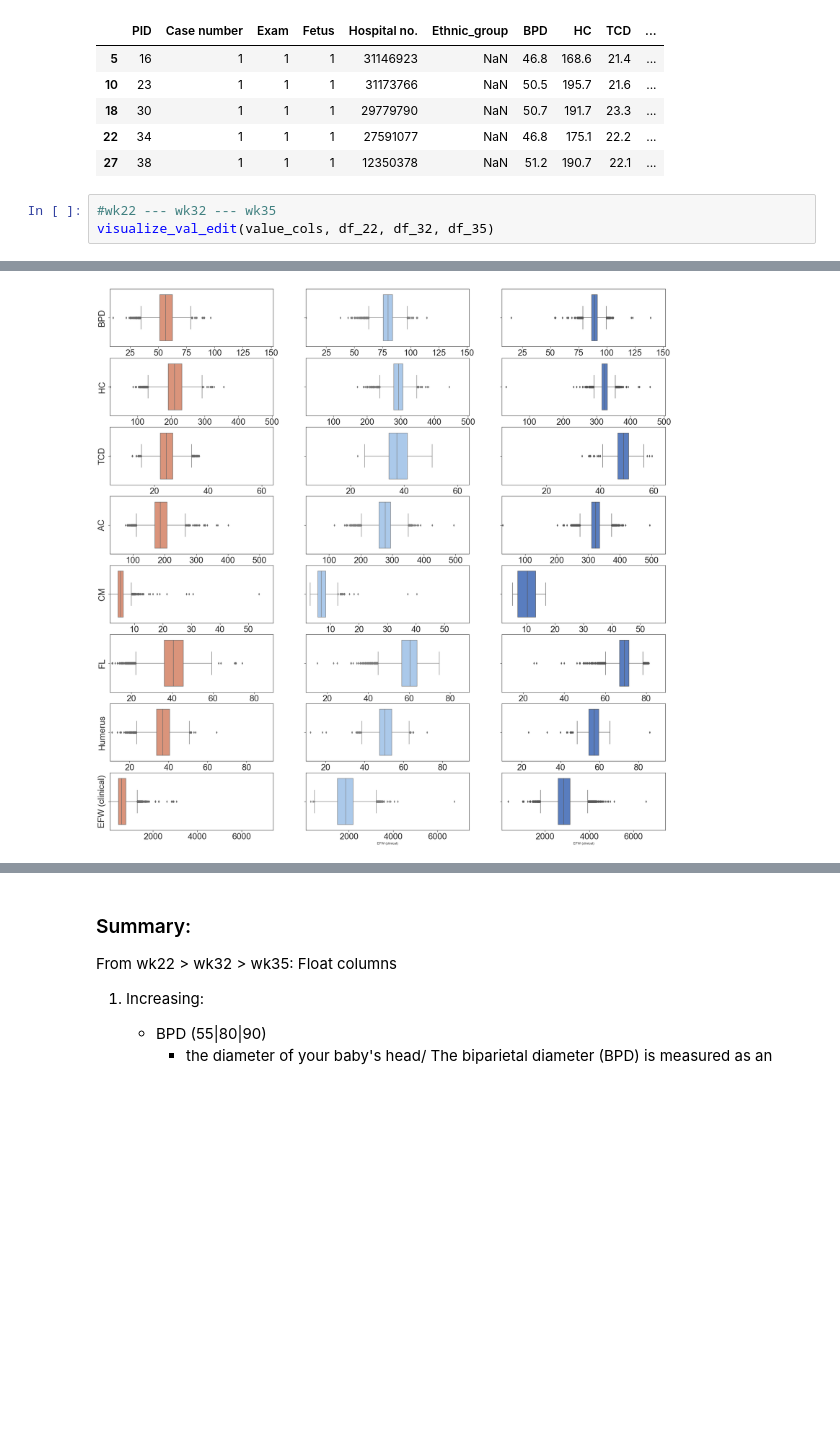
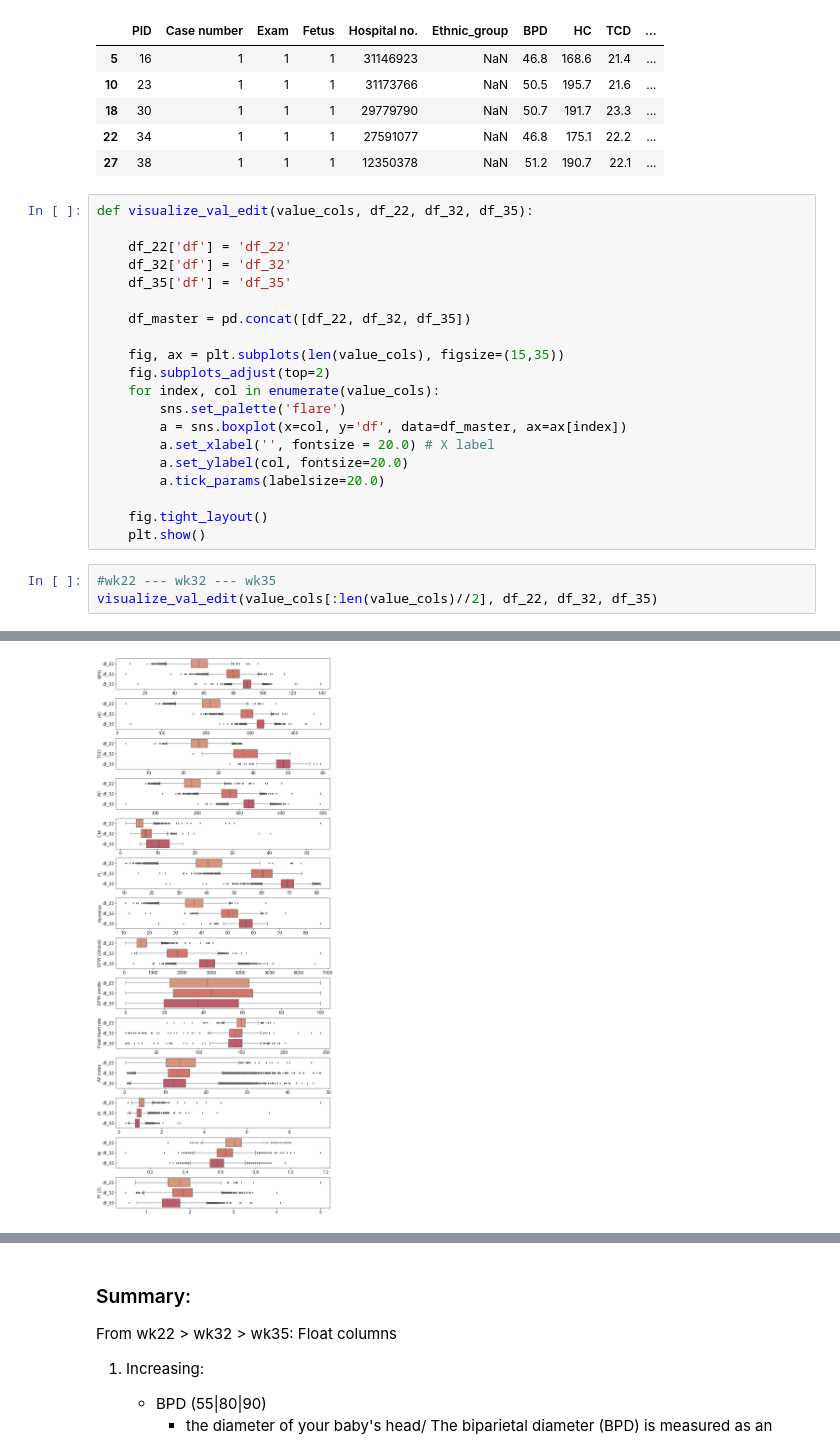
Before and after one commit to Dragooz/Forecasting-Fetal-Growth-with-Antenatal-Information, a Jupyter notebook: FGR Study.ipynb, the cells around one changed output, grey strips where cells are left out. Saved outputs shown, nothing was run; the diff lists cells and outputs as text; blank space fills up the shorter version.

Commit message:
Made better graphs

```diff
--- a/FGR Study.ipynb
+++ b/FGR Study.ipynb
@@ -350,7 +351,27 @@ df_22.head()
 | 18 | 30 | 1 | 1 | 1 | 29779790 | NaN | 50.7 | 191.7 | 23.3 | ... |
 | 22 | 34 | 1 | 1 | 1 | 27591077 | NaN | 46.8 | 175.1 | 22.2 | ... |
 | 27 | 38 | 1 | 1 | 1 | 12350378 | NaN | 51.2 | 190.7 | 22.1 | ... |
+# %%
+def visualize_val_edit(value_cols, df_22, df_32, df_35):
+
+    df_22['df'] = 'df_22'
+    df_32['df'] = 'df_32'
+    df_35['df'] = 'df_35'
+
+    df_master = pd.concat([df_22, df_32, df_35])
+
+    fig, ax = plt.subplots(len(value_cols), figsize=(15,35))
+    fig.subplots_adjust(top=2)
+    for index, col in enumerate(value_cols):
+        sns.set_palette('flare')
+        a = sns.boxplot(x=col, y='df', data=df_master, ax=ax[index])
+        a.set_xlabel('', fontsize = 20.0) # X label
+        a.set_ylabel(col, fontsize=20.0)
+        a.tick_params(labelsize=20.0)
+
+    fig.tight_layout()
+    plt.show()
 # %%
 #wk22 --- wk32 --- wk35
-visualize_val_edit(value_cols, df_22, df_32, df_35)
+visualize_val_edit(value_cols[:len(value_cols)//2], df_22, df_32, df_35)
 # %% [output]
@@ -357 +393 @@ visualize_val_edit(value_cols, df_22, df_32, df_35)
-[figure, old version]
+[figure, new version]
```
Also changed, not shown: parts of 43 cells of this notebook, 1 other file.
